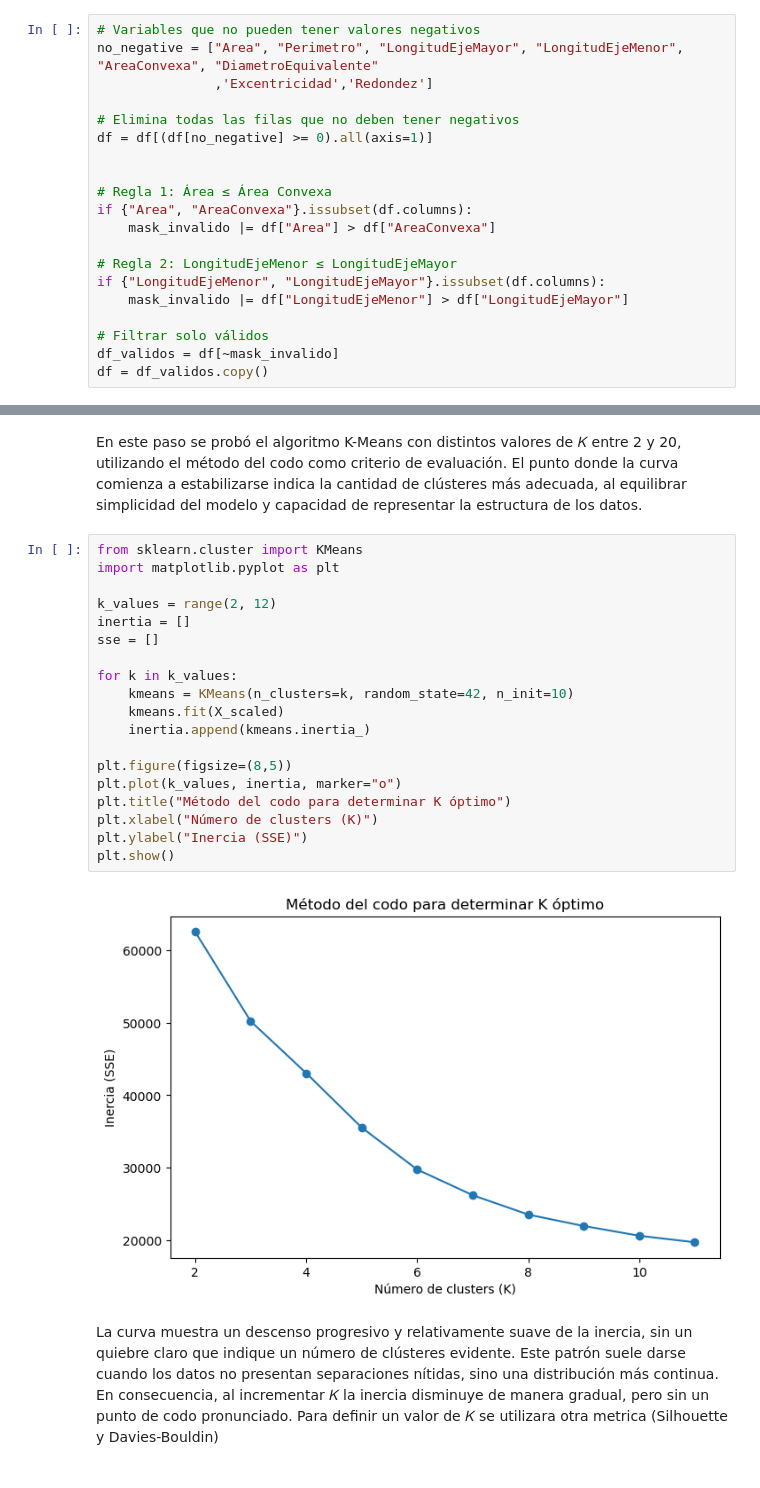
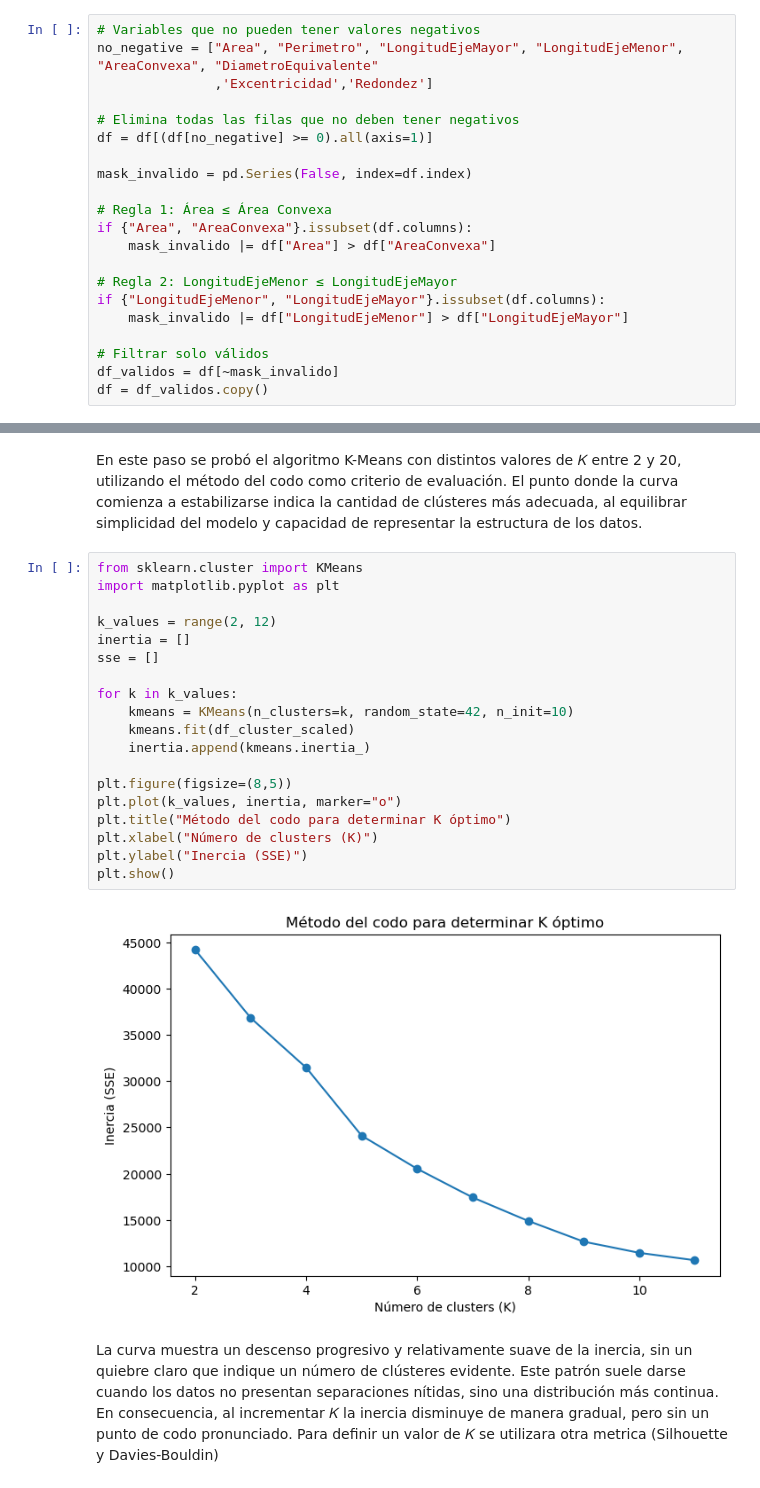
Before and after one commit to Juanin6/Lab2-Bi, a Jupyter notebook: Lab2.ipynb, the cells around one changed output, grey strips where cells are left out. Drawn from its saved outputs; the diff is of its cells as text.

```diff
--- a/Lab2.ipynb
+++ b/Lab2.ipynb
@@ -216,6 +217,7 @@ no_negative = ["Area", "Perimetro", "LongitudEjeMayor", "LongitudEjeMenor", "Are
 # Elimina todas las filas que no deben tener negativos
 df = df[(df[no_negative] >= 0).all(axis=1)]
 
+mask_invalido = pd.Series(False, index=df.index)
 
 # Regla 1: Área ≤ Área Convexa
 if {"Area", "AreaConvexa"}.issubset(df.columns):
@@ -597,24 +599,24 @@ En este paso se probó el algoritmo K-Means con distintos valores de
 # %%
 from sklearn.cluster import KMeans
 import matplotlib.pyplot as plt
 
 k_values = range(2, 12)
 inertia = []
 sse = []
 
 for k in k_values:
     kmeans = KMeans(n_clusters=k, random_state=42, n_init=10)
-    kmeans.fit(X_scaled)
+    kmeans.fit(df_cluster_scaled)
     inertia.append(kmeans.inertia_)
 
 plt.figure(figsize=(8,5))
 plt.plot(k_values, inertia, marker="o")
 plt.title("Método del codo para determinar K óptimo")
 plt.xlabel("Número de clusters (K)")
 plt.ylabel("Inercia (SSE)")
 plt.show()
 # %% [output]
-[figure, old version]
+[figure, new version]
 # %% [markdown]
 La curva muestra un descenso progresivo y relativamente suave de la inercia, sin un quiebre claro que indique un número de clústeres evidente. Este patrón suele darse cuando los datos no presentan separaciones nítidas, sino una distribución más continua. En consecuencia, al incrementar 𝐾
 la inercia disminuye de manera gradual, pero sin un punto de codo pronunciado. Para definir un valor de 𝐾 se utilizara otra metrica (Silhouette y Davies-Bouldin)
```
Also changed, not shown: parts of 27 cells of this notebook.
